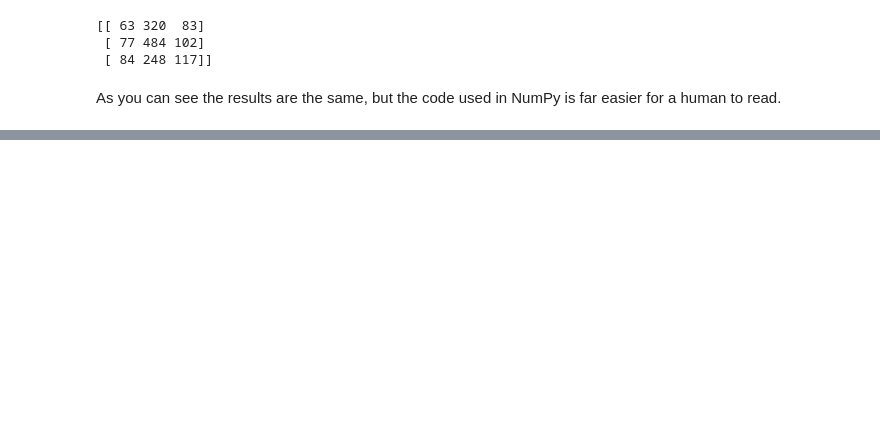
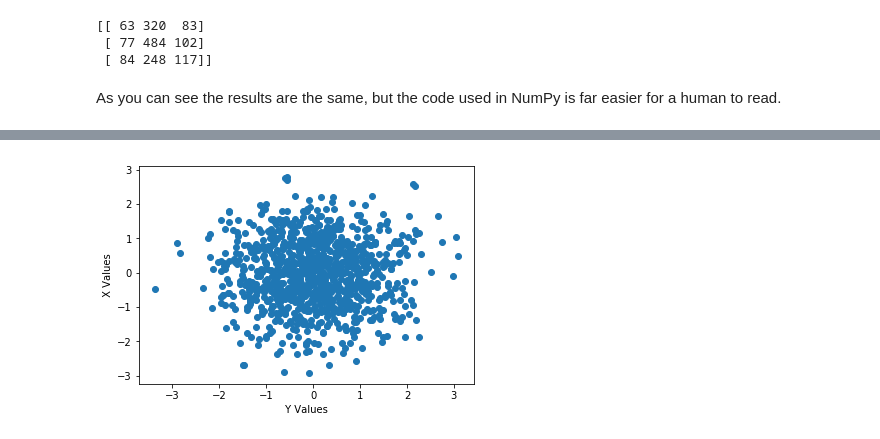
Before and after one commit to G00306474/emerg-tech-assign, a Jupyter notebook: Numpy.ipynb, the cells around one changed output, grey strips where cells are left out. Cells and saved outputs as stored; diff of their text form; code cells hidden in the pictures; blank space fills up the shorter version.

```diff
--- a/Numpy.ipynb
+++ b/Numpy.ipynb
@@ -51,0 +104,9 @@ As you can see the results are the same, but the code used in NumPy is far easie
+# %%
+x =np.random.randn(1000)
+y =np.random.randn(1000)
+plt.ylabel(" X Values ")
+plt.xlabel(" Y Values ")
+plt.scatter(x,y)
+plt.show()
+# %% [output]
+[figure, added]
```
Also changed, not shown: parts of 14 cells of this notebook.
